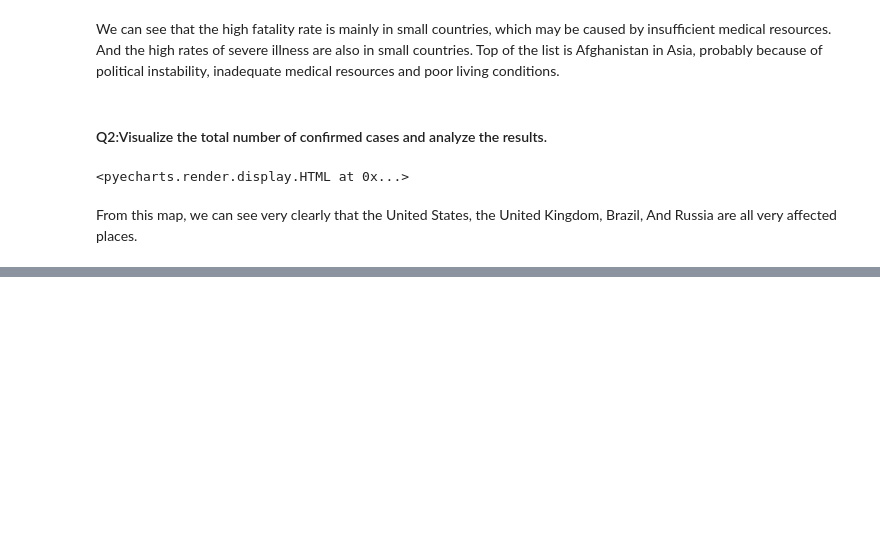
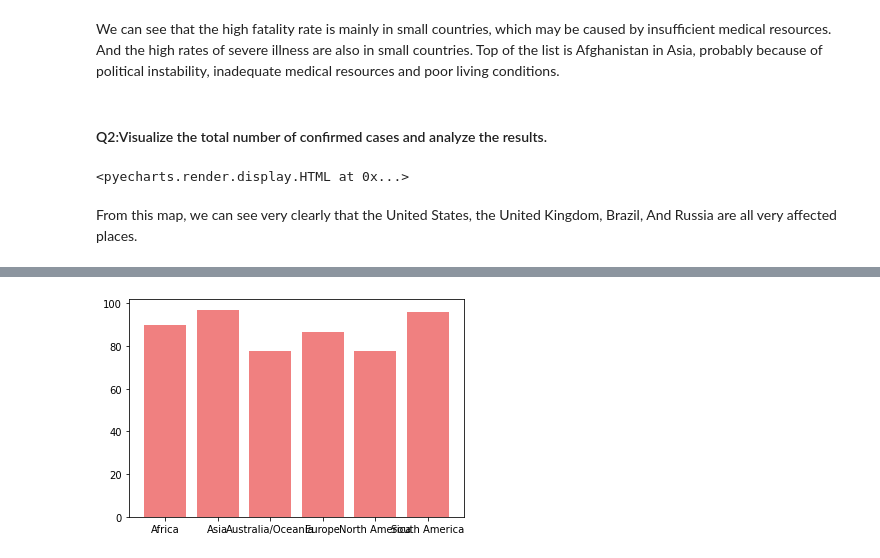
Before and after one commit to Siyanho/project, a Jupyter notebook: Part3.ipynb, the cells around one changed output, grey strips where cells are left out. Saved outputs shown, nothing was run; the diff lists cells and outputs as text; code cells hidden in the pictures; blank space fills up the shorter version.

```diff
--- a/Part3.ipynb
+++ b/Part3.ipynb
@@ -446,0 +519,7 @@ From this map, we can see very clearly that the United States, the United Kingdo
+# %%
+plt.figure()
+plt.bar(data1.Continent,(data1.RecoveredRates)*100,color='lightcoral', label='Population')
+#plt.bar(data1.Continent,data1.TotalDeaths, color='g', label='TotalCases')
+plt.show()
+# %% [output]
+[figure, added]
```
Also changed, not shown: parts of 8 cells of this notebook.
